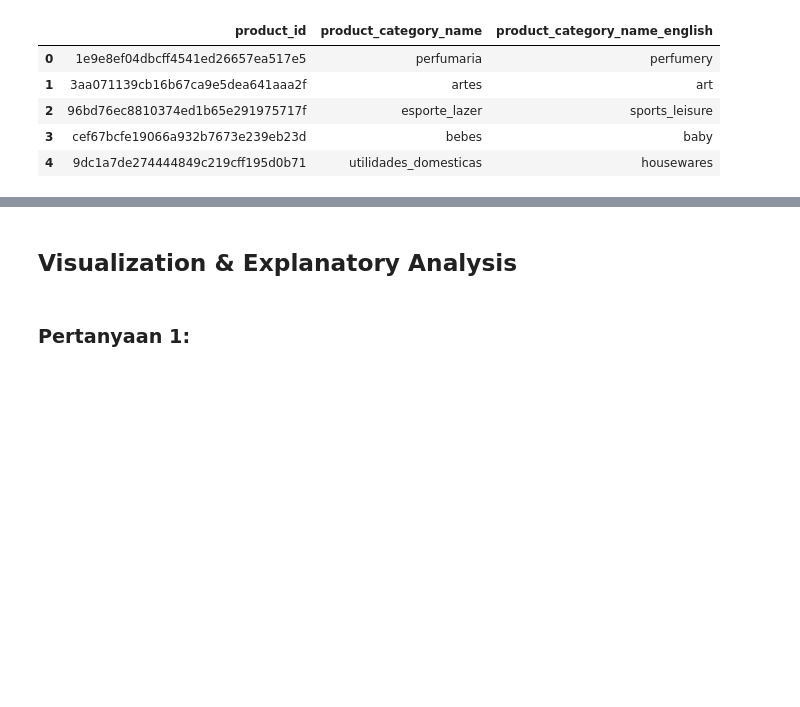
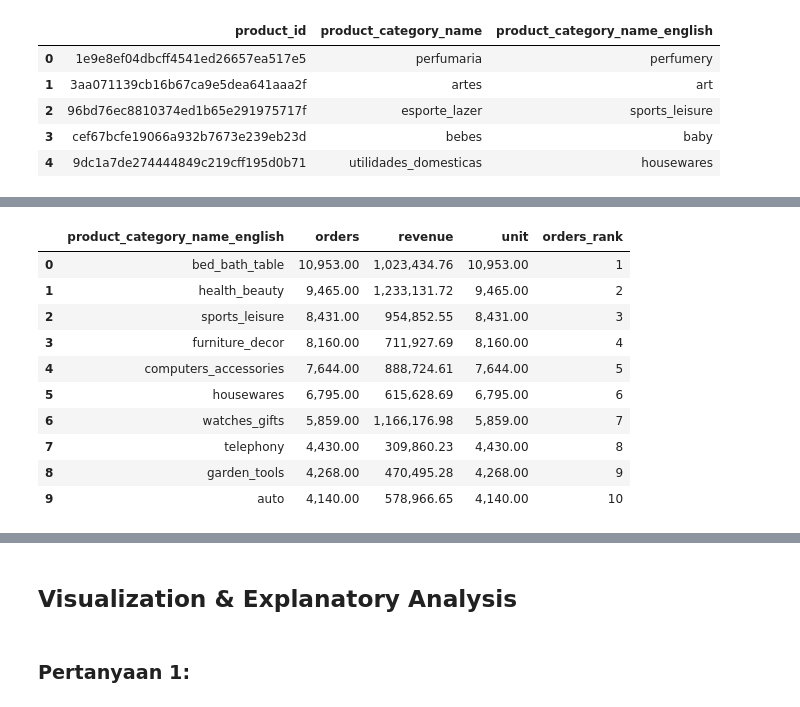
Before and after one commit to arguto1993/olist-ecommerce-performance, a Jupyter notebook: ecommerce_performance.ipynb, the cells around one changed output, grey strips where cells are left out. Cells and saved outputs as stored; diff of their text form; code cells hidden in the pictures; blank space fills up the shorter version.

```diff
--- a/ecommerce_performance.ipynb
+++ b/ecommerce_performance.ipynb
@@ -783,7 +835,7 @@ Name: order_id, dtype: int64
 # %% [markdown]
 ##### df_products
 # %%
-df_products['product_category_name'] = df_products['product_category_name'].fillna('[Uncategorized]')
+df_products['product_category_name'] = df_products['product_category_name'].fillna('[uncategorized]')
 show_table_info("products")
 # %% [output]
 |  | Table | Column | DType | Not-Null | Missing Values | Unique | Duplicate | Memory Usage |
@@ -803,0 +875,11 @@ show_table_info("products")
+# %%
+# Create a new row as a dictionary
+new_row = {'product_category_name': '[uncategorized]', 'product_category_name_english': '[uncategorized]'}
+
+# Convert the single row dictionary to a DataFrame
+new_row_df = pd.DataFrame([new_row])
+
+# Append the new row to the DataFrame
+df_product_category = pd.concat([df_product_category, new_row_df], ignore_index=True)
+
+df_product_category.tail()
@@ -1037,9 +1167,9 @@ memory usage: 6.7+ MB
 # %%
-df_orders_product_category = pd.merge(
+df_orders_delivered_product_category = pd.merge(
     df_orders_delivered_items,
     df_product_to_category,
     on='product_id',
     how='left'
 )
-df_orders_product_category.tail()
+show_table_desc(df_orders_delivered_product_category, "orders_delivered_product_category")
 # %% [output]
@@ -1053,0 +1187,52 @@ df_orders_product_category.tail()
+# %%
+# Group by product_id and calculate 'orders', 'revenue', and 'unit'
+df_orders_sales_by_product_category = df_orders_delivered_product_category.groupby('product_category_name_english').agg(
+    orders=('order_id', 'count'),
+    revenue=('price', 'sum'),
+    unit=('order_item_id', 'count')
+).reset_index()
+
+# Get sorted category by 'orders' and add rank
+df_orders_sales_by_product_category_sorted_orders = (
+    df_orders_sales_by_product_category
+    .sort_values(by='orders', ascending=False)
+    .reset_index(drop=True)
+)
+df_orders_sales_by_product_category_sorted_orders['orders_rank'] = range(1, len(df_orders_sales_by_product_category_sorted_orders) + 1)
+
+# Get sorted category by 'revenue' and add rank
+df_orders_sales_by_product_category_sorted_revenue = (
+    df_orders_sales_by_product_category
+    .sort_values(by='revenue', ascending=False)
+    .reset_index(drop=True)
+)
+df_orders_sales_by_product_category_sorted_revenue['revenue_rank'] = range(1, len(df_orders_sales_by_product_category_sorted_revenue) + 1)
+
+# Get sorted category by 'unit' and add rank
+df_orders_sales_by_product_category_sorted_unit = (
+    df_orders_sales_by_product_category
+    .sort_values(by='unit', ascending=False)
+    .reset_index(drop=True)
+)
+df_orders_sales_by_product_category_sorted_unit['unit_rank'] = range(1, len(df_orders_sales_by_product_category_sorted_unit) + 1)
+
+desc_top_orders = "\n[Kategori Produk yang Paling Banyak Dipesan (Orders)]"
+desc_top_revenue = "\n[Kategori Produk yang Paling Banyak Menghasilkan Revenue)]"
+desc_top_unit = "\n[Kategori Produk yang Paling Banyak Terjual (Unit)]"
+
+top_category_dict = {
+    "Top Product Categories by Orders" + desc_top_orders: df_orders_sales_by_product_category_sorted_orders,
+    "Top Product Categories by Revenue" + desc_top_revenue: df_orders_sales_by_product_category_sorted_revenue,
+    "Top Product Categories by Unit" + desc_top_unit: df_orders_sales_by_product_category_sorted_unit,
+}
+
+# Format the columns for 'orders', 'revenue' and 'unit' with 2 decimal places and thousands separator
+for title, df in top_category_dict.items():
+    df['orders'] = df['orders'].apply(lambda x: f"{x:,.2f}")
+    df['revenue'] = df['revenue'].apply(lambda x: f"{x:,.2f}")
+    df['unit'] = df['unit'].apply(lambda x: f"{x:,.2f}")
+
+    # Display the Results
+    print(title)
+    display(df.head(10))
+# %% [output]
@@ -1053,0 +1241,11 @@ df_orders_product_category.tail()
+|  | product_category_name_english | orders | revenue | unit | orders_rank |
+| 0 | bed_bath_table | 10,953.00 | 1,023,434.76 | 10,953.00 | 1 |
+| 1 | health_beauty | 9,465.00 | 1,233,131.72 | 9,465.00 | 2 |
+| 2 | sports_leisure | 8,431.00 | 954,852.55 | 8,431.00 | 3 |
+| 3 | furniture_decor | 8,160.00 | 711,927.69 | 8,160.00 | 4 |
+| 4 | computers_accessories | 7,644.00 | 888,724.61 | 7,644.00 | 5 |
+| 5 | housewares | 6,795.00 | 615,628.69 | 6,795.00 | 6 |
+| 6 | watches_gifts | 5,859.00 | 1,166,176.98 | 5,859.00 | 7 |
+| 7 | telephony | 4,430.00 | 309,860.23 | 4,430.00 | 8 |
+| 8 | garden_tools | 4,268.00 | 470,495.28 | 4,268.00 | 9 |
+| 9 | auto | 4,140.00 | 578,966.65 | 4,140.00 | 10 |
```
Also changed, not shown: parts of 40 cells of this notebook.
